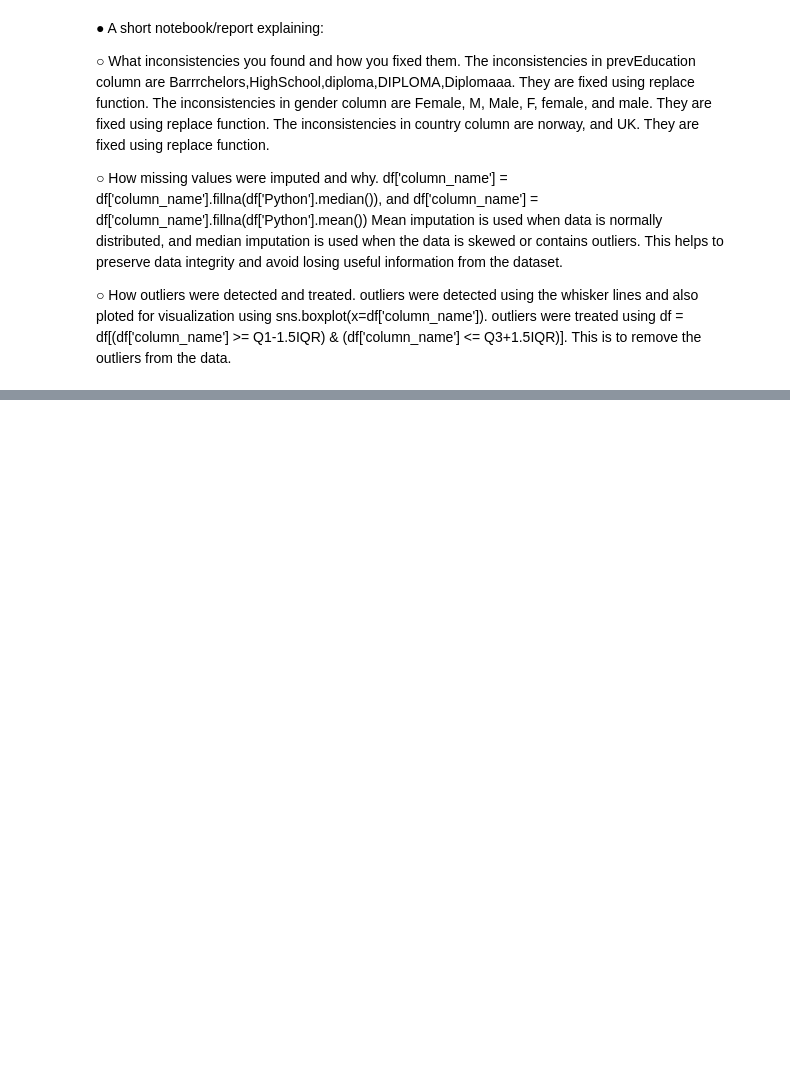
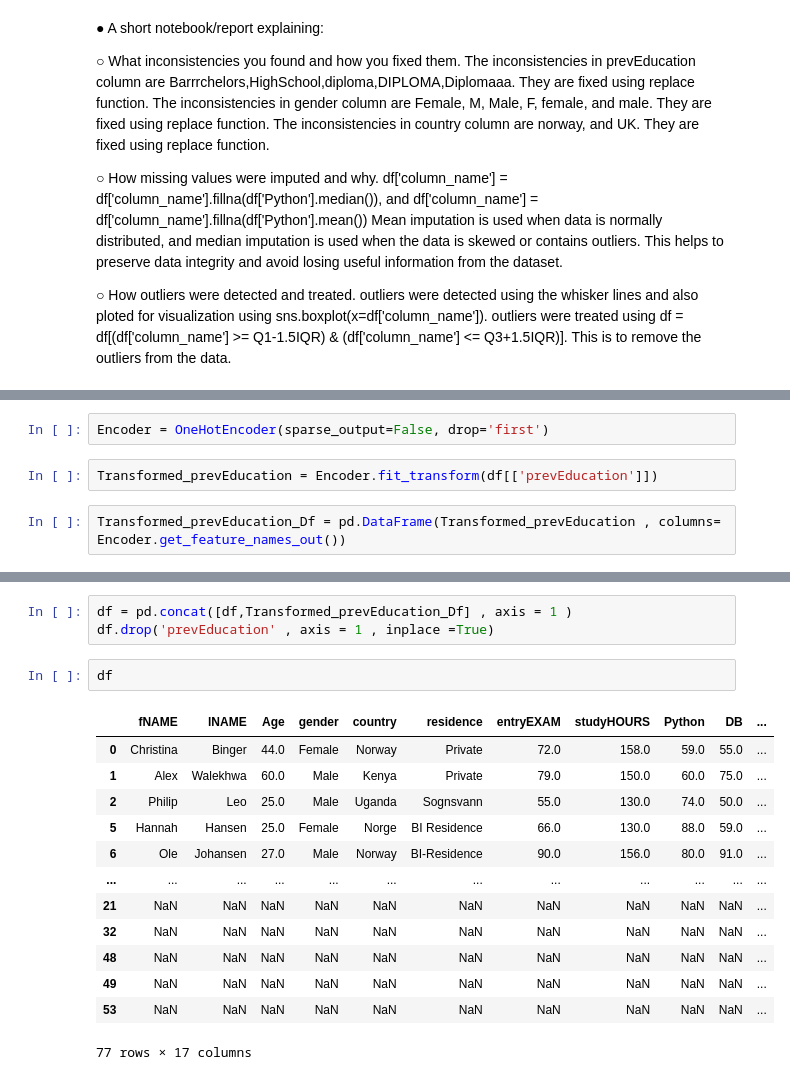
Before and after one commit to M-M-Ammar/Data-Preprocessing, a Jupyter notebook: Data_preprocessing_training.ipynb, the cells around one changed output, grey strips where cells are left out. Cells and saved outputs as stored; diff of their text form; blank space fills up the shorter version.

```diff
--- a/Data_preprocessing_training.ipynb
+++ b/Data_preprocessing_training.ipynb
@@ -256,0 +371,6 @@ outliers were treated using df = df[(df['column_name'] >= Q1-1.5IQR) & (df['colu
+# %%
+Encoder = OneHotEncoder(sparse_output=False, drop='first')
+# %%
+Transformed_prevEducation = Encoder.fit_transform(df[['prevEducation']])
+# %%
+Transformed_prevEducation_Df = pd.DataFrame(Transformed_prevEducation , columns= Encoder.get_feature_names_out())
@@ -256,0 +393,19 @@ outliers were treated using df = df[(df['column_name'] >= Q1-1.5IQR) & (df['colu
+# %%
+df = pd.concat([df,Transformed_prevEducation_Df] , axis = 1 )
+df.drop('prevEducation' , axis = 1 , inplace =True)
+# %%
+df
+# %% [output]
+|  | fNAME | lNAME | Age | gender | country | residence | entryEXAM | studyHOURS | Python | DB | ... |
+| 0 | Christina | Binger | 44.0 | Female | Norway | Private | 72.0 | 158.0 | 59.0 | 55.0 | ... |
+| 1 | Alex | Walekhwa | 60.0 | Male | Kenya | Private | 79.0 | 150.0 | 60.0 | 75.0 | ... |
+| 2 | Philip | Leo | 25.0 | Male | Uganda | Sognsvann | 55.0 | 130.0 | 74.0 | 50.0 | ... |
+| 5 | Hannah | Hansen | 25.0 | Female | Norge | BI Residence | 66.0 | 130.0 | 88.0 | 59.0 | ... |
+| 6 | Ole | Johansen | 27.0 | Male | Norway | BI-Residence | 90.0 | 156.0 | 80.0 | 91.0 | ... |
+| ... | ... | ... | ... | ... | ... | ... | ... | ... | ... | ... | ... |
+| 21 | NaN | NaN | NaN | NaN | NaN | NaN | NaN | NaN | NaN | NaN | ... |
+| 32 | NaN | NaN | NaN | NaN | NaN | NaN | NaN | NaN | NaN | NaN | ... |
+| 48 | NaN | NaN | NaN | NaN | NaN | NaN | NaN | NaN | NaN | NaN | ... |
+| 49 | NaN | NaN | NaN | NaN | NaN | NaN | NaN | NaN | NaN | NaN | ... |
+| 53 | NaN | NaN | NaN | NaN | NaN | NaN | NaN | NaN | NaN | NaN | ... |
+77 rows × 17 columns
```
Also changed, not shown: parts of 24 cells of this notebook.
